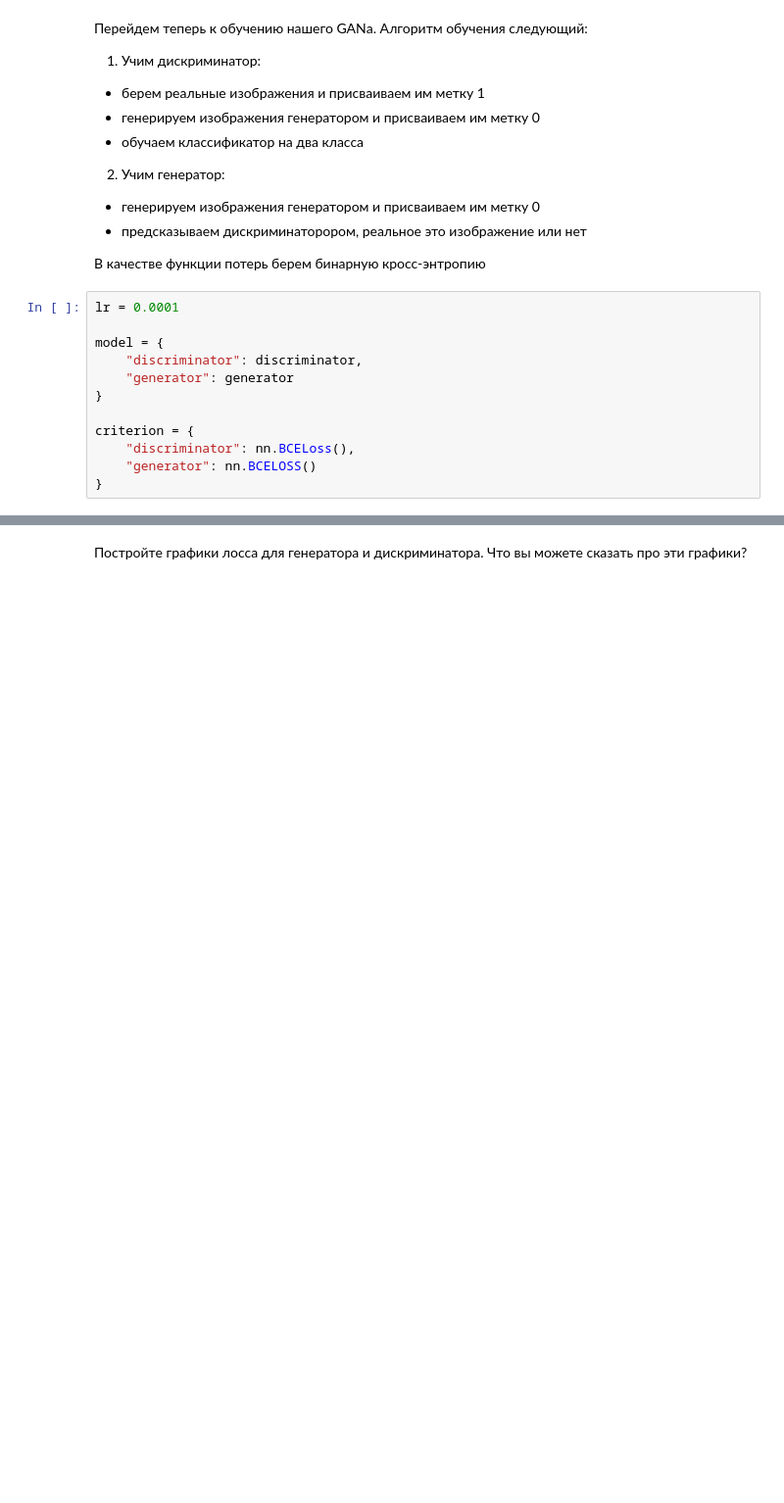
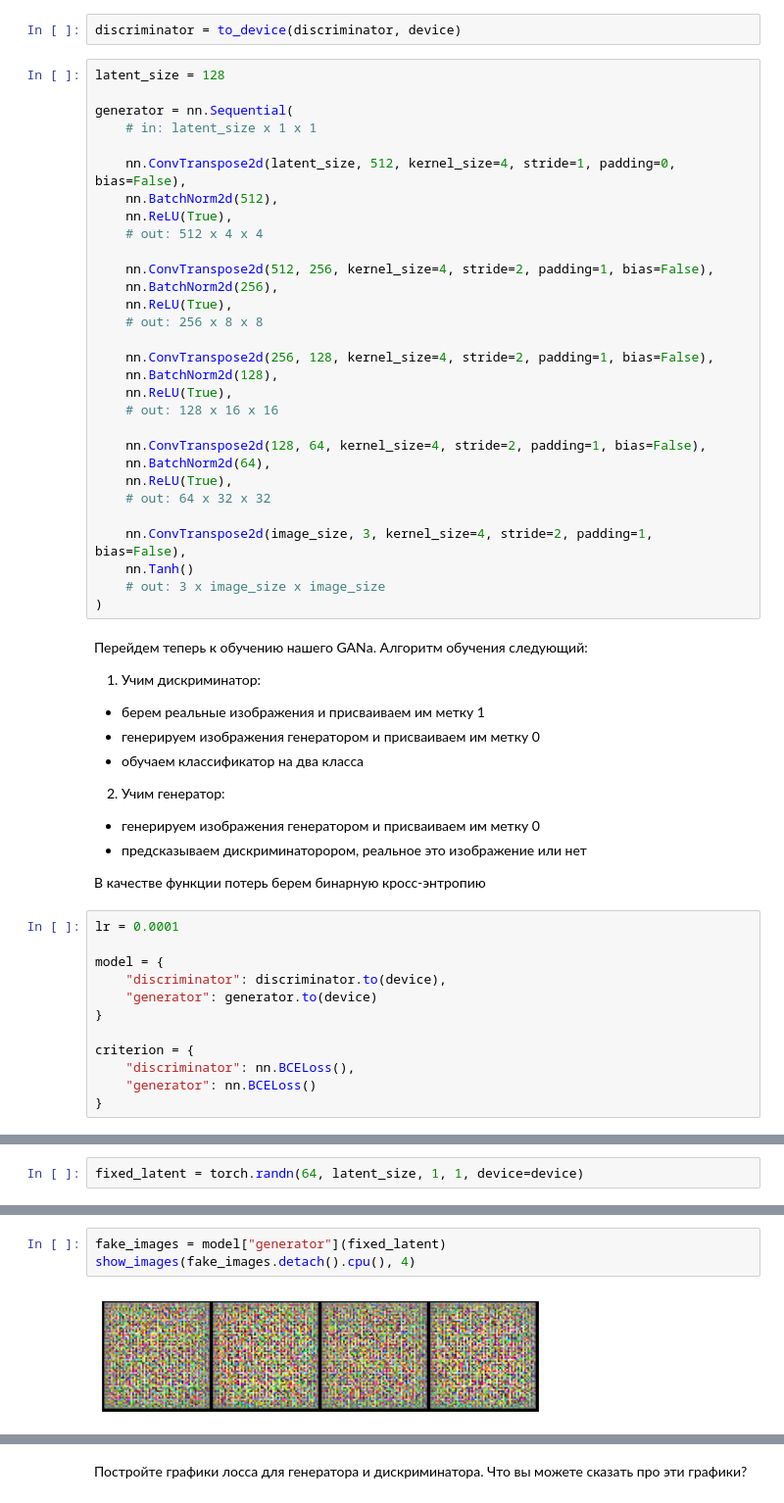
Before and after one commit to imvladikon/deep_learning_school, a Jupyter notebook: semester_1/week_10/hw_gan.ipynb, the cells around one changed output, grey strips where cells are left out. Shown at 98% size. Cells and saved outputs as stored; diff of their text form; blank space fills up the shorter version.

```diff
--- a/semester_1/week_10/hw_gan.ipynb
+++ b/semester_1/week_10/hw_gan.ipynb
@@ -61,3 +149,35 @@ generator = ...
+# %%
+discriminator = to_device(discriminator, device)
+# %%
+latent_size = 128
+
+generator = nn.Sequential(
+    # in: latent_size x 1 x 1
+
+    nn.ConvTranspose2d(latent_size, 512, kernel_size=4, stride=1, padding=0, bias=False),
+    nn.BatchNorm2d(512),
+    nn.ReLU(True),
+    # out: 512 x 4 x 4
+
+    nn.ConvTranspose2d(512, 256, kernel_size=4, stride=2, padding=1, bias=False),
+    nn.BatchNorm2d(256),
+    nn.ReLU(True),
+    # out: 256 x 8 x 8
+
+    nn.ConvTranspose2d(256, 128, kernel_size=4, stride=2, padding=1, bias=False),
+    nn.BatchNorm2d(128),
+    nn.ReLU(True),
+    # out: 128 x 16 x 16
+
+    nn.ConvTranspose2d(128, 64, kernel_size=4, stride=2, padding=1, bias=False),
+    nn.BatchNorm2d(64),
+    nn.ReLU(True),
+    # out: 64 x 32 x 32
+
+    nn.ConvTranspose2d(image_size, 3, kernel_size=4, stride=2, padding=1, bias=False),
+    nn.Tanh()
+    # out: 3 x image_size x image_size
+)
 # %% [markdown]
 Перейдем теперь к обучению нашего GANа. Алгоритм обучения следующий:
 1. Учим дискриминатор:
@@ -75,11 +195,11 @@ generator = ...
 lr = 0.0001
 
 model = {
-    "discriminator": discriminator,
-    "generator": generator
+    "discriminator": discriminator.to(device),
+    "generator": generator.to(device)
 }
 
 criterion = {
     "discriminator": nn.BCELoss(),
-    "generator": nn.BCELOSS()
+    "generator": nn.BCELoss()
 }
@@ -85,0 +216,2 @@ criterion = {
+# %%
+fixed_latent = torch.randn(64, latent_size, 1, 1, device=device)
@@ -86 +339,6 @@ criterion = {
+# %%
+fake_images = model["generator"](fixed_latent)
+show_images(fake_images.detach().cpu(), 4)
+# %% [output]
+[figure, added]
 # %%
```
Also changed, not shown: parts of 54 cells of this notebook, 1 other file.
